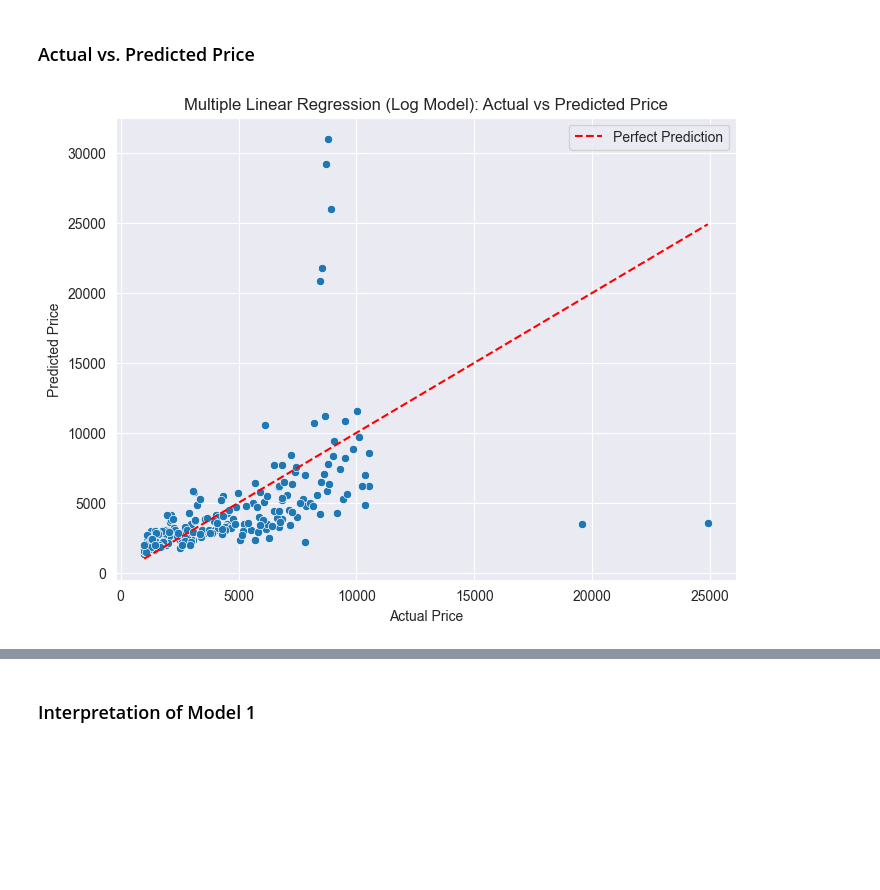
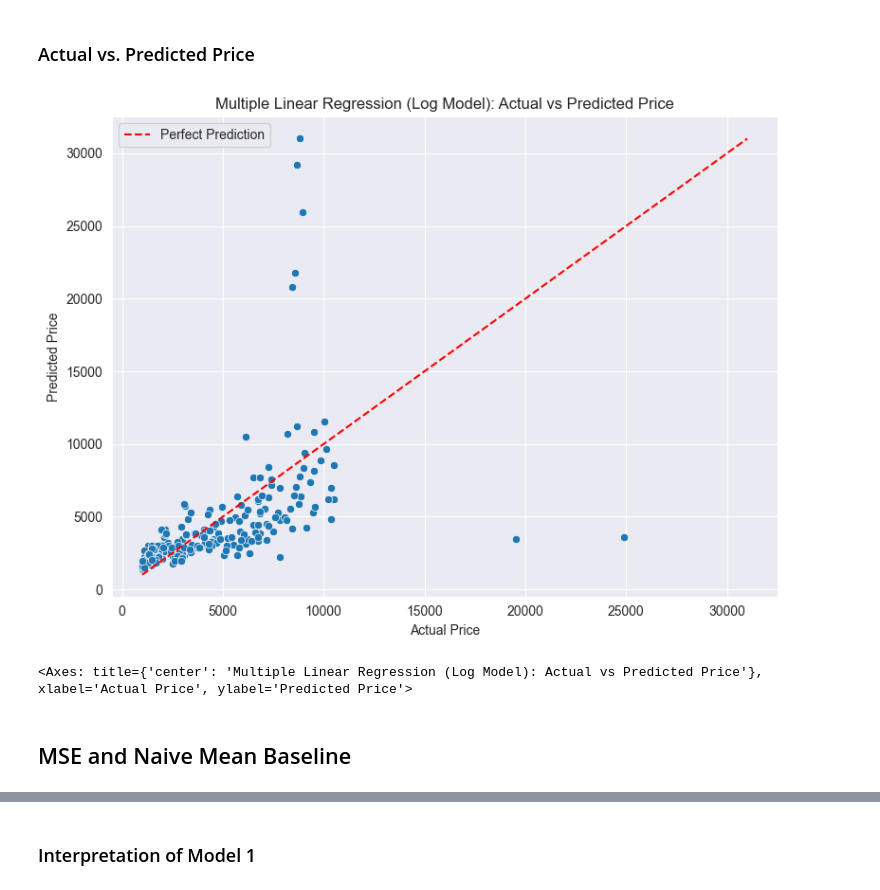
Before and after one commit to plewd/DS3000-Project, a Jupyter notebook: template.ipynb, the cells around one changed output, grey strips where cells are left out. Drawn from its saved outputs; the diff is of its cells as text; code cells hidden in the pictures; blank space fills up the shorter version.

```diff
--- a/template.ipynb
+++ b/template.ipynb
@@ -542,19 +526,2 @@ def fit_linear(df, y_feat, x_feat):
 # %% [markdown]
 #### Model 1: Multiple Linear Regression
-# %%
-# Running the model
-
-# Log-transform the target
-y_log = np.log(df['Price'])
-
-# Prepare predictors
-X = df[['Avg_Stats', 'Num_Rarity', 'Num_Elements']]
-
-# Adding constant
-X = sm.add_constant(X)
-
-# Fitting model
-model_log = sm.OLS(y_log, X).fit()
-
-# Printing summary
-print(model_log.summary())
@@ -593,21 +617,44 @@ plt.show()
 # %% [markdown]
 ### Actual vs. Predicted Price
-# %%
-# Predicted log prices from model
-predicted_log = model_log.predict(X)
-
-# Convert back to actual prices
-df['Predicted_Price'] = np.exp(predicted_log)
-
-plt.figure(figsize=(8, 6))
-sns.scatterplot(x='Price', y='Predicted_Price', data=df)
-plt.plot([df['Price'].min(), df['Price'].max()],
-         [df['Price'].min(), df['Price'].max()],
-         color='red', linestyle='--', label='Perfect Prediction')
-plt.xlabel('Actual Price')
-plt.ylabel('Predicted Price')
-plt.title('Multiple Linear Regression (Log Model): Actual vs Predicted Price')
-plt.legend()
-plt.show()
-# %% [output]
-[figure, removed]
+# %%
+def plot_actual_vs_predicted(df_with_preds, target="Price", pred_col=None):
+    """
+    Plot actual target values against predicted values with a 45-degree line.
+
+    Parameters
+    ----------
+    df_with_preds : pandas.DataFrame
+        Data containing the true target and predictions.
+    target : str, default="Price"
+        True target column name.
+    pred_col : str, optional
+        Column name of predictions. Defaults to "Predicted_{target}".
+
+    Returns
+    -------
+    matplotlib.axes.Axes
+        Axes object containing the actual vs. predicted scatterplot.
+    """
+    if pred_col is None:
+        pred_col = f"Predicted_{target}"
+
+    plt.figure(figsize=(8, 6))
+    ax = sns.scatterplot(x=target, y=pred_col, data=df_with_preds)
+    min_val = min(df_with_preds[target].min(), df_with_preds[pred_col].min())
+    max_val = max(df_with_preds[target].max(), df_with_preds[pred_col].max())
+    plt.plot([min_val, max_val], [min_val, max_val], color="red", linestyle="--", label="Perfect Prediction")
+    plt.xlabel("Actual Price")
+    plt.ylabel("Predicted Price")
+    plt.title("Multiple Linear Regression (Log Model): Actual vs Predicted Price")
+    plt.legend()
+    plt.tight_layout()
+    plt.show()
+    return ax
+
+
+plot_actual_vs_predicted(df_pred)
+# %% [output]
+[figure, added]
+<Axes: title={'center': 'Multiple Linear Regression (Log Model): Actual vs Predicted Price'}, xlabel='Actual Price', ylabel='Predicted Price'>
+# %% [markdown]
+## MSE and Naive Mean Baseline
```
Also changed, not shown: parts of 27 cells of this notebook.
